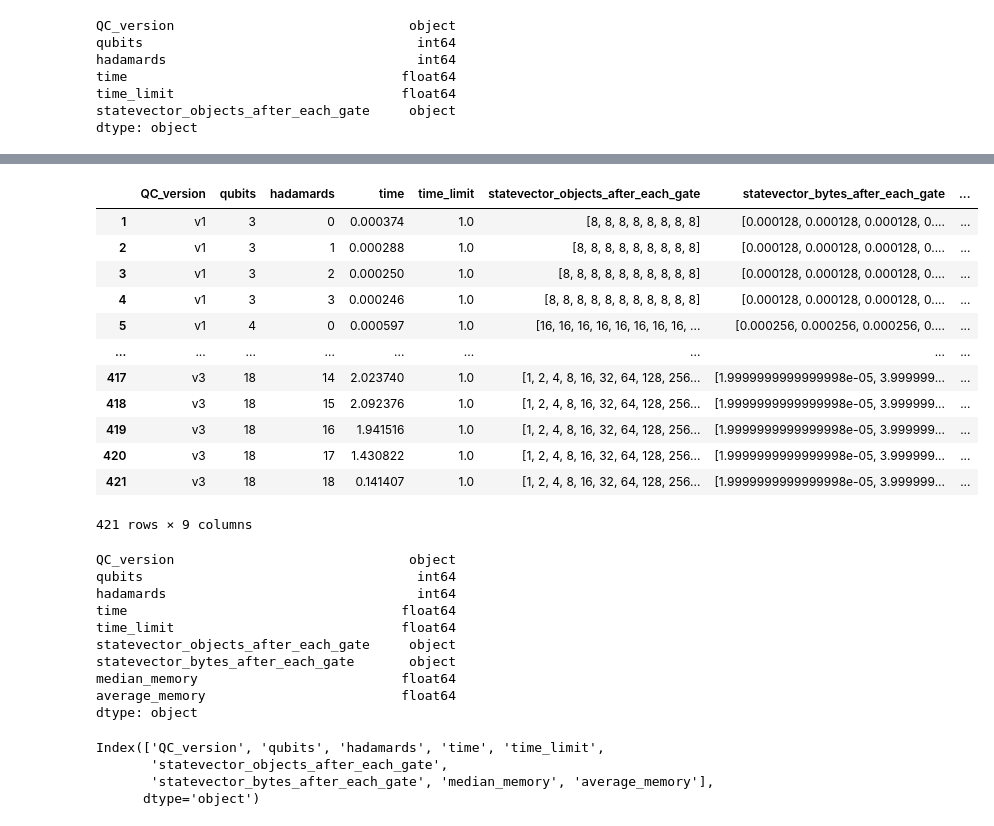
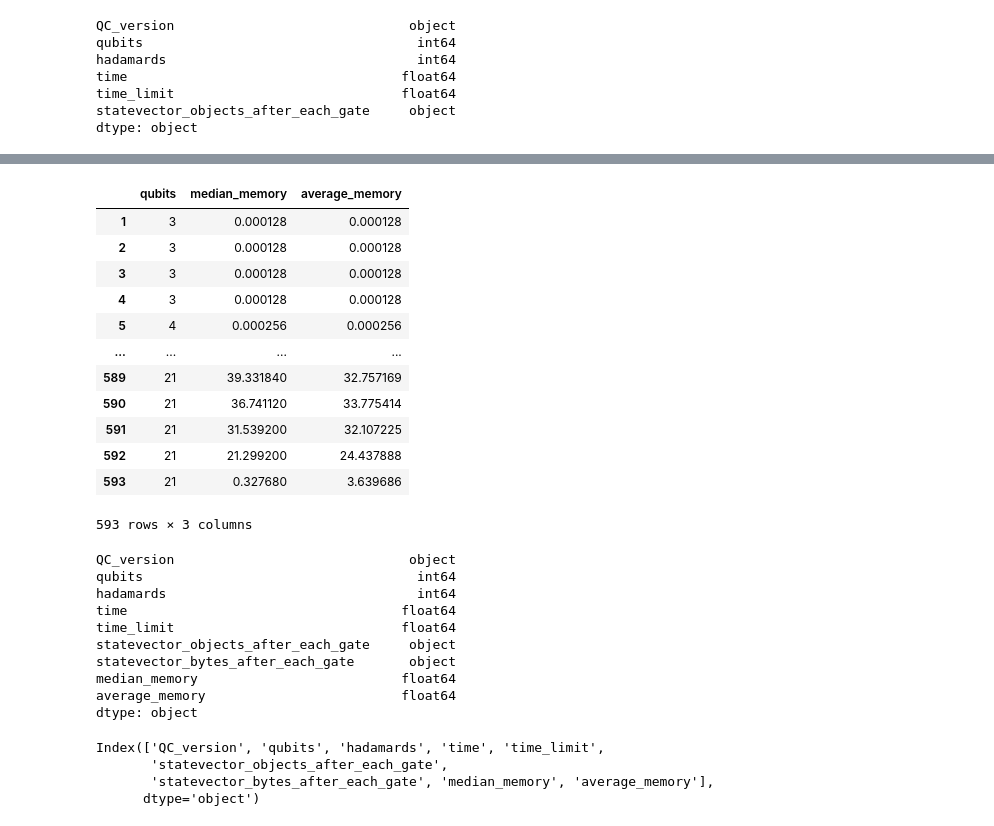
Before and after one commit to ivan-private/quantum-circuit-simulation, a Jupyter notebook: python/results/plot.ipynb, the cells around one changed output, grey strips where cells are left out. Drawn from its saved outputs; the diff is of its cells as text; code cells hidden in the pictures.

```diff
--- a/python/results/plot.ipynb
+++ b/python/results/plot.ipynb
@@ -233,28 +236,27 @@ dtype: object
 # %%
 df["median_memory"] = df.apply(lambda row: np.median(row["statevector_bytes_after_each_gate"]), axis=1)
 
 df["average_memory"] = df.apply(lambda row: np.mean(row["statevector_bytes_after_each_gate"]), axis=1)
 
-
-display(df)
+display(df[["qubits", "median_memory", "average_memory"]])
 
 display(df.dtypes)
 
 display(df.columns)
 # %% [output]
-|  | QC_version | qubits | hadamards | time | time_limit | statevector_objects_after_each_gate | statevector_bytes_after_each_gate | ... |
-| 1 | v1 | 3 | 0 | 0.000374 | 1.0 | [8, 8, 8, 8, 8, 8, 8, 8] | [0.000128, 0.000128, 0.000128, 0.... | ... |
-| 2 | v1 | 3 | 1 | 0.000288 | 1.0 | [8, 8, 8, 8, 8, 8, 8, 8, 8] | [0.000128, 0.000128, 0.000128, 0.... | ... |
-| 3 | v1 | 3 | 2 | 0.000250 | 1.0 | [8, 8, 8, 8, 8, 8, 8, 8, 8, 8] | [0.000128, 0.000128, 0.000128, 0.... | ... |
-| 4 | v1 | 3 | 3 | 0.000246 | 1.0 | [8, 8, 8, 8, 8, 8, 8, 8, 8, 8, 8] | [0.000128, 0.000128, 0.000128, 0.... | ... |
-| 5 | v1 | 4 | 0 | 0.000597 | 1.0 | [16, 16, 16, 16, 16, 16, 16, 16, ... | [0.000256, 0.000256, 0.000256, 0.... | ... |
-| ... | ... | ... | ... | ... | ... | ... | ... | ... |
-| 417 | v3 | 18 | 14 | 2.023740 | 1.0 | [1, 2, 4, 8, 16, 32, 64, 128, 256... | [1.9999999999999998e-05, 3.999999... | ... |
-| 418 | v3 | 18 | 15 | 2.092376 | 1.0 | [1, 2, 4, 8, 16, 32, 64, 128, 256... | [1.9999999999999998e-05, 3.999999... | ... |
-| 419 | v3 | 18 | 16 | 1.941516 | 1.0 | [1, 2, 4, 8, 16, 32, 64, 128, 256... | [1.9999999999999998e-05, 3.999999... | ... |
-| 420 | v3 | 18 | 17 | 1.430822 | 1.0 | [1, 2, 4, 8, 16, 32, 64, 128, 256... | [1.9999999999999998e-05, 3.999999... | ... |
-| 421 | v3 | 18 | 18 | 0.141407 | 1.0 | [1, 2, 4, 8, 16, 32, 64, 128, 256... | [1.9999999999999998e-05, 3.999999... | ... |
+|  | qubits | median_memory | average_memory |
+| 1 | 3 | 0.000128 | 0.000128 |
+| 2 | 3 | 0.000128 | 0.000128 |
+| 3 | 3 | 0.000128 | 0.000128 |
+| 4 | 3 | 0.000128 | 0.000128 |
+| 5 | 4 | 0.000256 | 0.000256 |
+| ... | ... | ... | ... |
+| 589 | 21 | 39.331840 | 32.757169 |
+| 590 | 21 | 36.741120 | 33.775414 |
+| 591 | 21 | 31.539200 | 32.107225 |
+| 592 | 21 | 21.299200 | 24.437888 |
+| 593 | 21 | 0.327680 | 3.639686 |
-421 rows × 9 columns
+593 rows × 3 columns
 QC_version                              object
 qubits                                   int64
 hadamards                                int64
```
Also changed, not shown: parts of 10 cells of this notebook.
